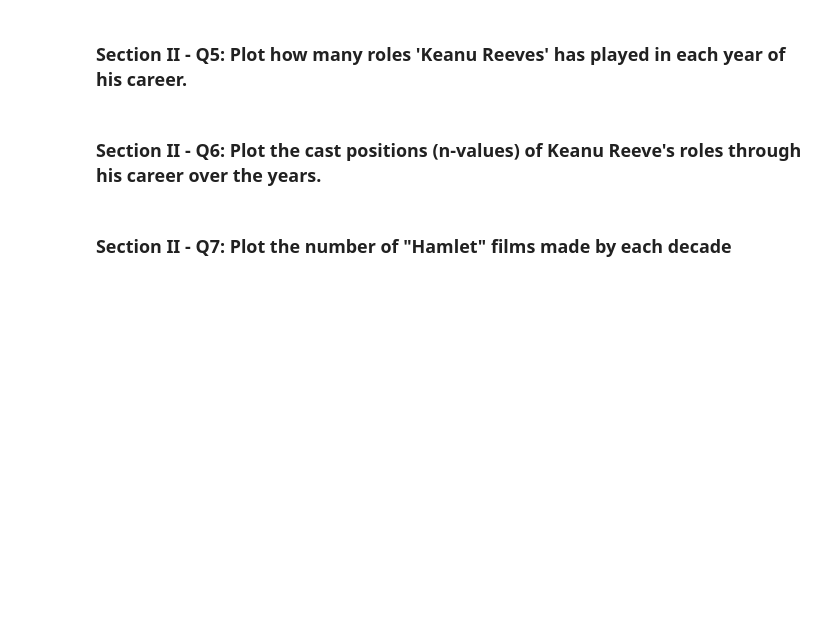
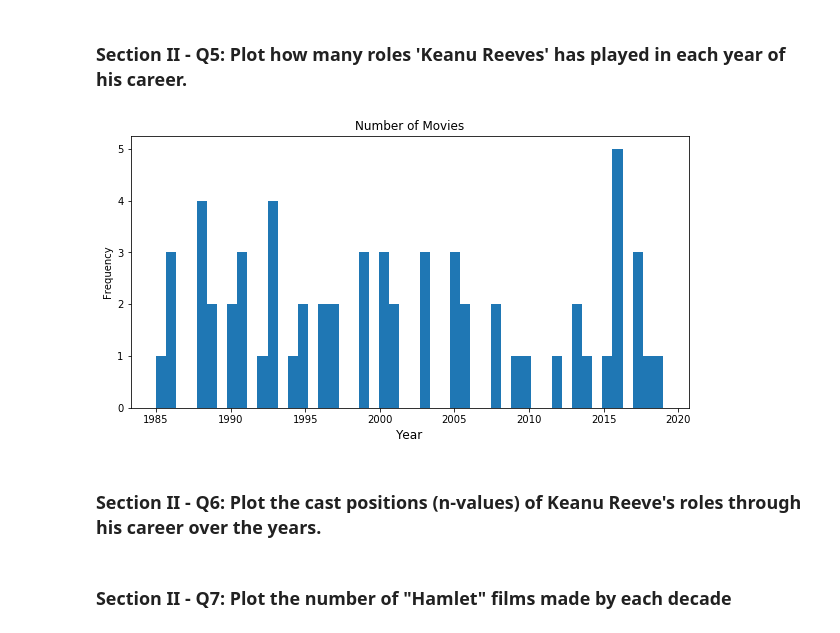
Before and after one commit to sl7423/mec-mini-projects, a Jupyter notebook: mec-5.3.10-data-wranging-with-pandas-mini-project/Mini_Project_Data_Wrangling_Pandas.ipynb, the cells around one changed output. Cells and saved outputs as stored; diff of their text form; code cells hidden in the pictures; blank space fills up the shorter version.

```diff
--- a/mec-5.3.10-data-wranging-with-pandas-mini-project/Mini_Project_Data_Wrangling_Pandas.ipynb
+++ b/mec-5.3.10-data-wranging-with-pandas-mini-project/Mini_Project_Data_Wrangling_Pandas.ipynb
@@ -308,5 +500,14 @@ top_ten.plot(kind='barh')
 # %% [markdown]
 ### Section II - Q5: Plot how many roles 'Keanu Reeves' has played in each year of his career.
+# %%
+ax = cast[cast['name'] == 'Keanu Reeves']['year'].plot.hist(bins=50)
+ax.set_title('Number of Movies', fontsize=12)
+ax.set_xlabel('Year', fontsize=12)
+
+fig = ax.figure
+fig.set_size_inches(10,5)
+# %% [output]
+[figure, added]
 # %% [markdown]
 ### Section II - Q6: Plot the cast positions (n-values) of Keanu Reeve's roles through his career over the years.
 # %% [markdown]
```
Also changed, not shown: parts of 23 cells of this notebook.
